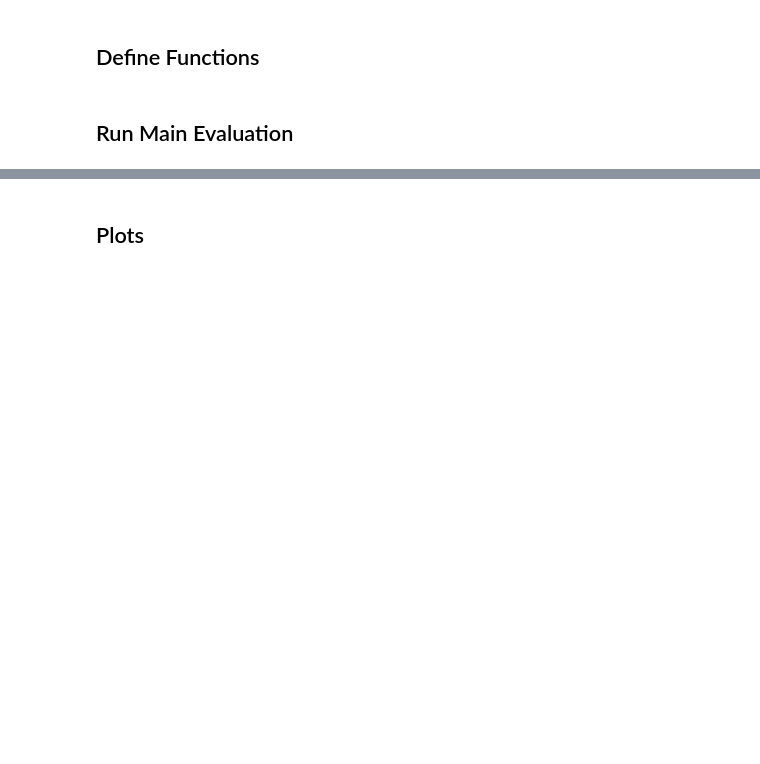
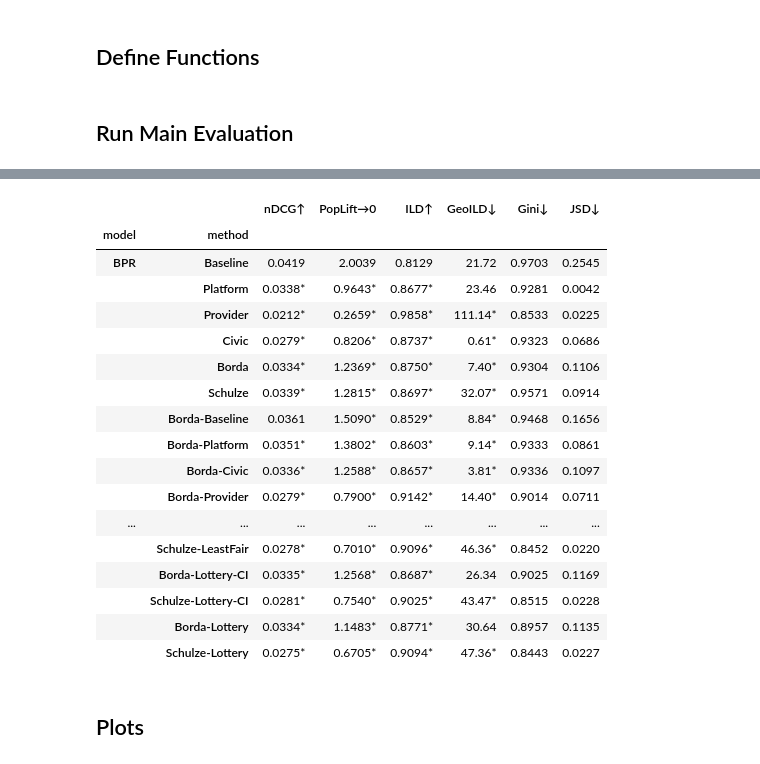
Before and after one commit to andreafooo/multistakeholder_poi, a Jupyter notebook: offline_evaluation.ipynb, the cells around one changed output, grey strips where cells are left out. Drawn from its saved outputs; the diff is of its cells as text; code cells hidden in the pictures; blank space fills up the shorter version.

```diff
--- a/offline_evaluation.ipynb
+++ b/offline_evaluation.ipynb
@@ -430,3 +461,24 @@ print(df_all.to_latex(
+# %%
+df_all
+# %% [output]
+|  |  | nDCG↑ | PopLift→0 | ILD↑ | GeoILD↓ | Gini↓ | JSD↓ |
+| model | method |  |  |  |  |  |  |
+| BPR | Baseline | 0.0419 | 2.0039 | 0.8129 | 21.72 | 0.9703 | 0.2545 |
+|  | Platform | 0.0338* | 0.9643* | 0.8677* | 23.46 | 0.9281 | 0.0042 |
+|  | Provider | 0.0212* | 0.2659* | 0.9858* | 111.14* | 0.8533 | 0.0225 |
+|  | Civic | 0.0279* | 0.8206* | 0.8737* | 0.61* | 0.9323 | 0.0686 |
+|  | Borda | 0.0334* | 1.2369* | 0.8750* | 7.40* | 0.9304 | 0.1106 |
+|  | Schulze | 0.0339* | 1.2815* | 0.8697* | 32.07* | 0.9571 | 0.0914 |
+|  | Borda-Baseline | 0.0361 | 1.5090* | 0.8529* | 8.84* | 0.9468 | 0.1656 |
+|  | Borda-Platform | 0.0351* | 1.3802* | 0.8603* | 9.14* | 0.9333 | 0.0861 |
+|  | Borda-Civic | 0.0336* | 1.2588* | 0.8657* | 3.81* | 0.9336 | 0.1097 |
+|  | Borda-Provider | 0.0279* | 0.7900* | 0.9142* | 14.40* | 0.9014 | 0.0711 |
+| ... | ... | ... | ... | ... | ... | ... | ... |
+|  | Schulze-LeastFair | 0.0278* | 0.7010* | 0.9096* | 46.36* | 0.8452 | 0.0220 |
+|  | Borda-Lottery-CI | 0.0335* | 1.2568* | 0.8687* | 26.34 | 0.9025 | 0.1169 |
+|  | Schulze-Lottery-CI | 0.0281* | 0.7540* | 0.9025* | 43.47* | 0.8515 | 0.0228 |
+|  | Borda-Lottery | 0.0334* | 1.1483* | 0.8771* | 30.64 | 0.8957 | 0.1135 |
+|  | Schulze-Lottery | 0.0275* | 0.6705* | 0.9094* | 47.36* | 0.8443 | 0.0227 |
 # %% [markdown]
 ## Plots
 # %%
```
Also changed, not shown: parts of 10 cells of this notebook, 1 other file.
